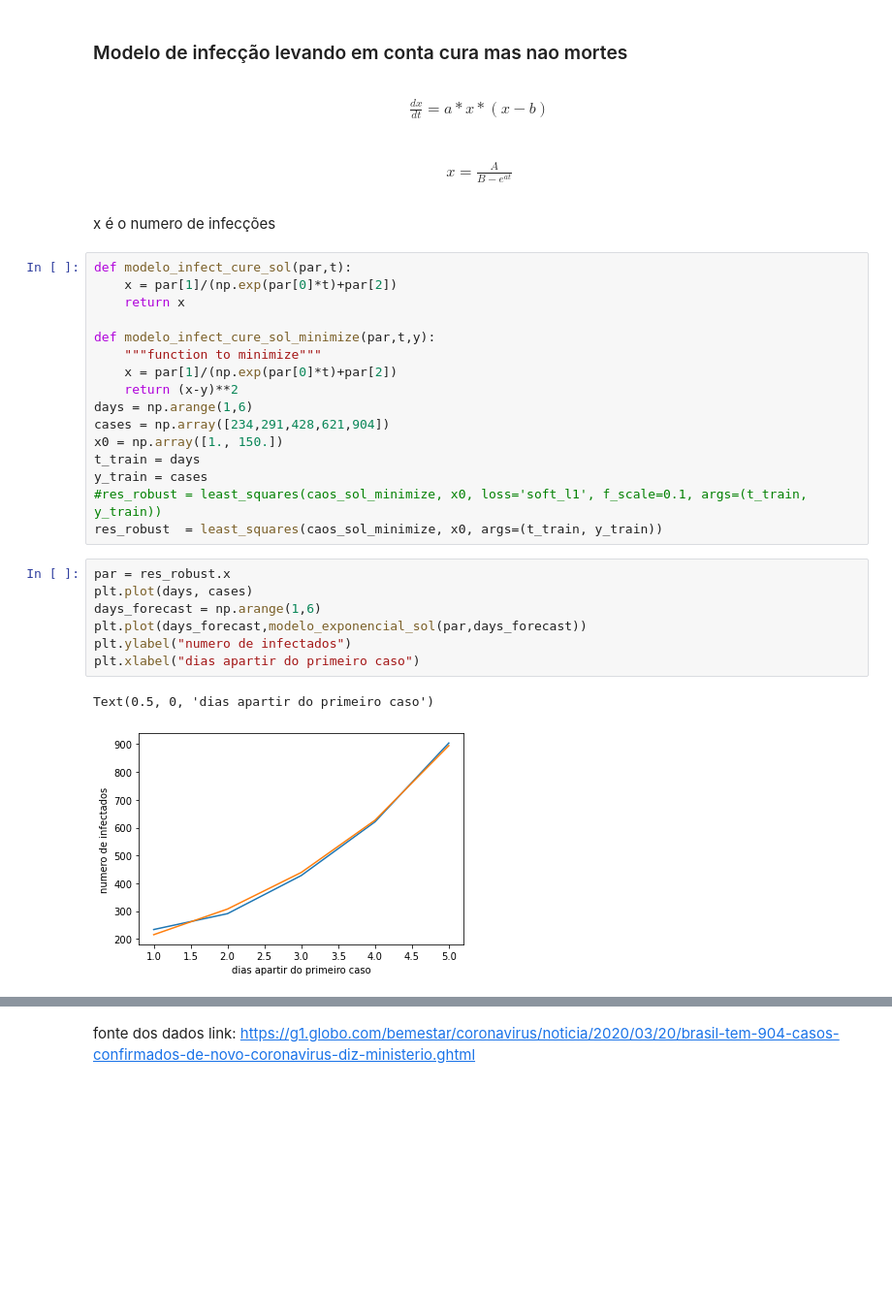
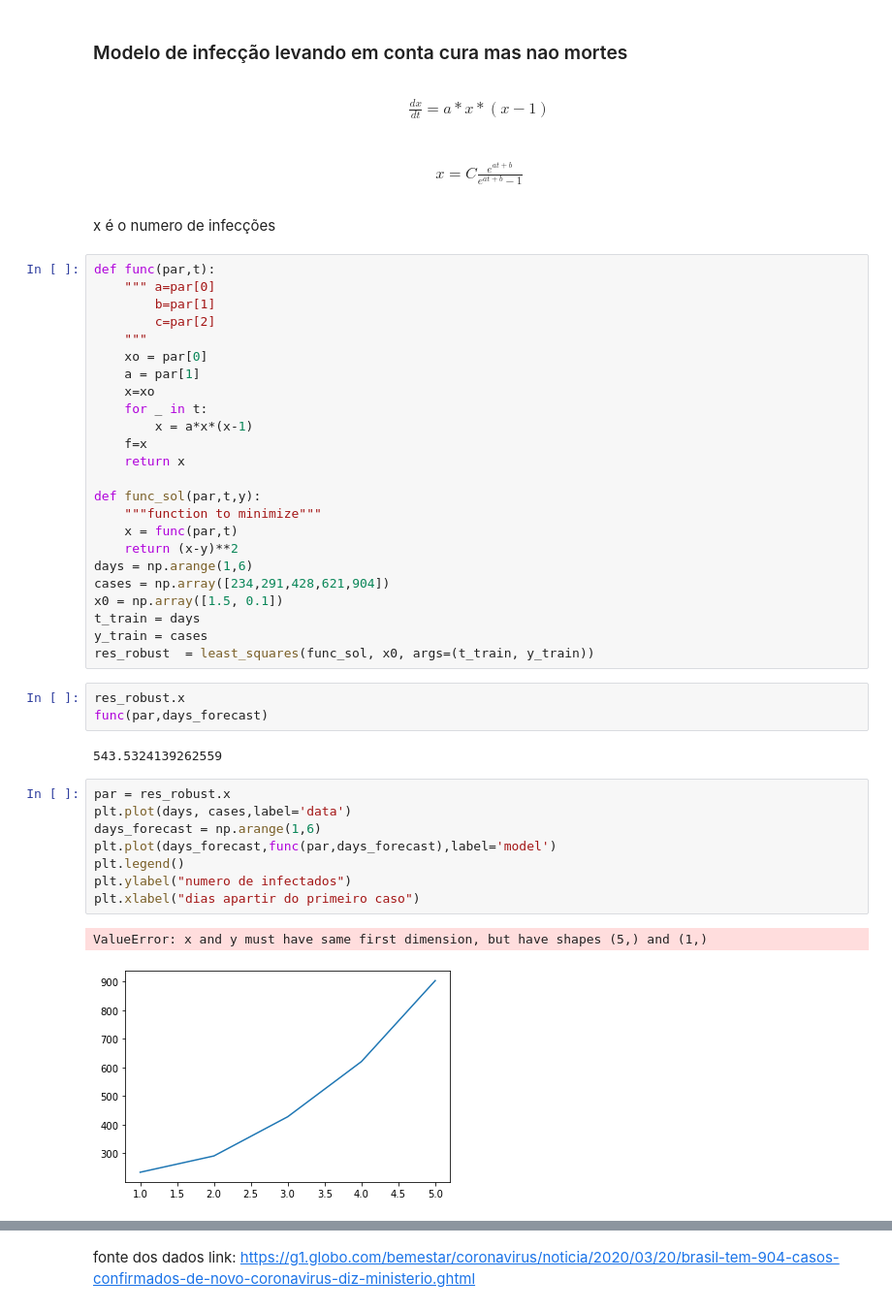
Before and after one commit to leonardoleanodev/lectures, a Jupyter notebook: covid-19/covid_19.ipynb, the cells around one changed output, grey strips where cells are left out. Shown at 97% size. Cells and saved outputs as stored; diff of their text form; blank space fills up the shorter version.

```diff
--- a/covid-19/covid_19.ipynb
+++ b/covid-19/covid_19.ipynb
@@ -75,39 +79,53 @@ Text(0.5, 0, 'dias apartir do primeiro caso')
 ### Modelo de infecção levando em conta cura mas nao mortes
 # %% [markdown]
 \begin{align}
-\frac{dx}{dt} = a*x*(x-b)
+\frac{dx}{dt} = a*x*(x-1)
 \end{align}
 # %% [markdown]
 \begin{align}
-x = \frac{A}{B-e^{at}}
+x = C\frac{e^{at+b}}{e^{at+b}-1}
 \end{align}
 # %% [markdown]
 x é o numero de infecções
 # %%
-def modelo_infect_cure_sol(par,t):
-    x = par[1]/(np.exp(par[0]*t)+par[2])
+def func(par,t):
+    """ a=par[0]
+        b=par[1]
+        c=par[2]
+    """
+    xo = par[0]
+    a = par[1]
+    x=xo
+    for _ in t:
+        x = a*x*(x-1)
+    f=x
     return x
 
-def modelo_infect_cure_sol_minimize(par,t,y):
+def func_sol(par,t,y):
     """function to minimize"""
-    x = par[1]/(np.exp(par[0]*t)+par[2])
+    x = func(par,t)
     return (x-y)**2
 days = np.arange(1,6)
 cases = np.array([234,291,428,621,904])
-x0 = np.array([1., 150.])
+x0 = np.array([1.5, 0.1])
 t_train = days
 y_train = cases
-#res_robust = least_squares(caos_sol_minimize, x0, loss='soft_l1', f_scale=0.1, args=(t_train, y_train))
-res_robust  = least_squares(caos_sol_minimize, x0, args=(t_train, y_train))
+res_robust  = least_squares(func_sol, x0, args=(t_train, y_train))
+# %%
+res_robust.x
+func(par,days_forecast)
+# %% [output]
+543.5324139262559
 # %%
 par = res_robust.x
-plt.plot(days, cases)
+plt.plot(days, cases,label='data')
 days_forecast = np.arange(1,6)
-plt.plot(days_forecast,modelo_exponencial_sol(par,days_forecast))
+plt.plot(days_forecast,func(par,days_forecast),label='model')
+plt.legend()
 plt.ylabel("numero de infectados")
 plt.xlabel("dias apartir do primeiro caso")
 # %% [output]
-Text(0.5, 0, 'dias apartir do primeiro caso')
+ValueError: x and y must have same first dimension, but have shapes (5,) and (1,)
-[figure, old version]
+[figure, new version]
 # %%
 print("parametro a")
```
Also changed, not shown: parts of 4 cells of this notebook.
